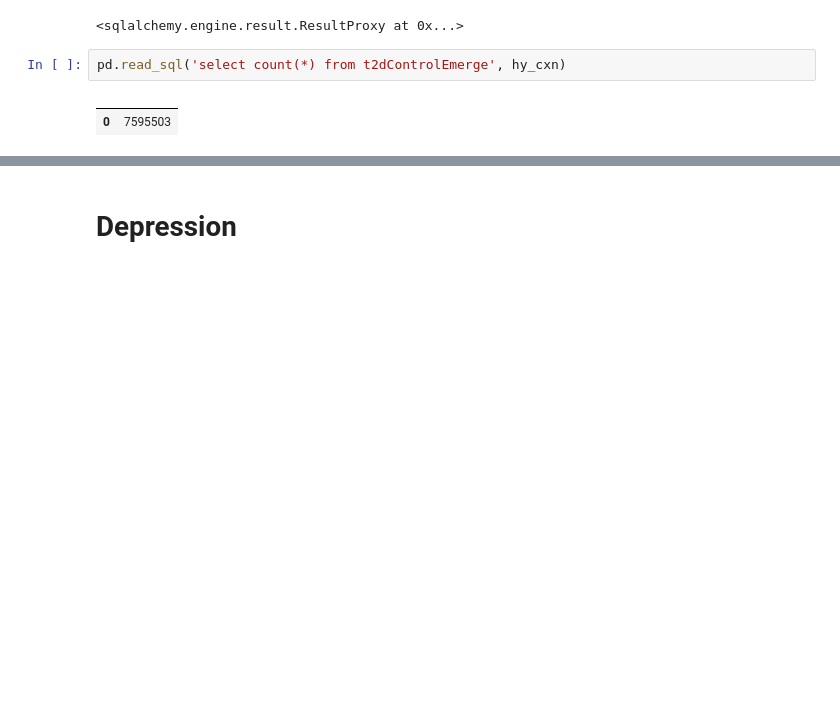
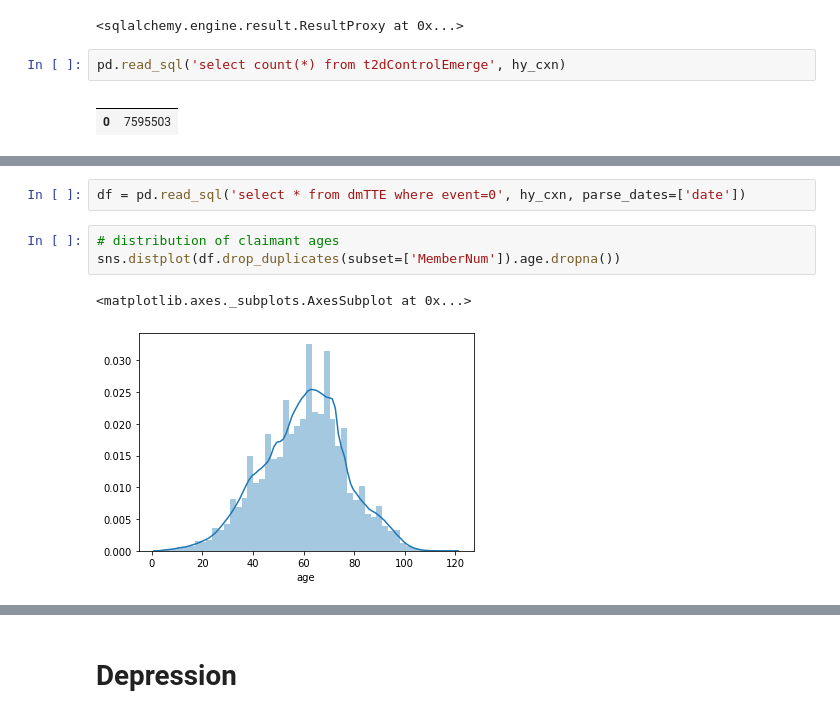
Before and after one commit to brettbj/association-robustness, a Jupyter notebook: Exploration.ipynb, the cells around one changed output, grey strips where cells are left out. Saved outputs shown, nothing was run; the diff lists cells and outputs as text; blank space fills up the shorter version.

```diff
--- a/Exploration.ipynb
+++ b/Exploration.ipynb
@@ -233,0 +283,8 @@ pd.read_sql('select count(*) from t2dControlEmerge', hy_cxn)
+# %%
+df = pd.read_sql('select * from dmTTE where event=0', hy_cxn, parse_dates=['date'])
+# %%
+# distribution of claimant ages
+sns.distplot(df.drop_duplicates(subset=['MemberNum']).age.dropna())
+# %% [output]
+<matplotlib.axes._subplots.AxesSubplot at 0x...>
+[figure, added]
```
Also changed, not shown: parts of 25 cells of this notebook.
